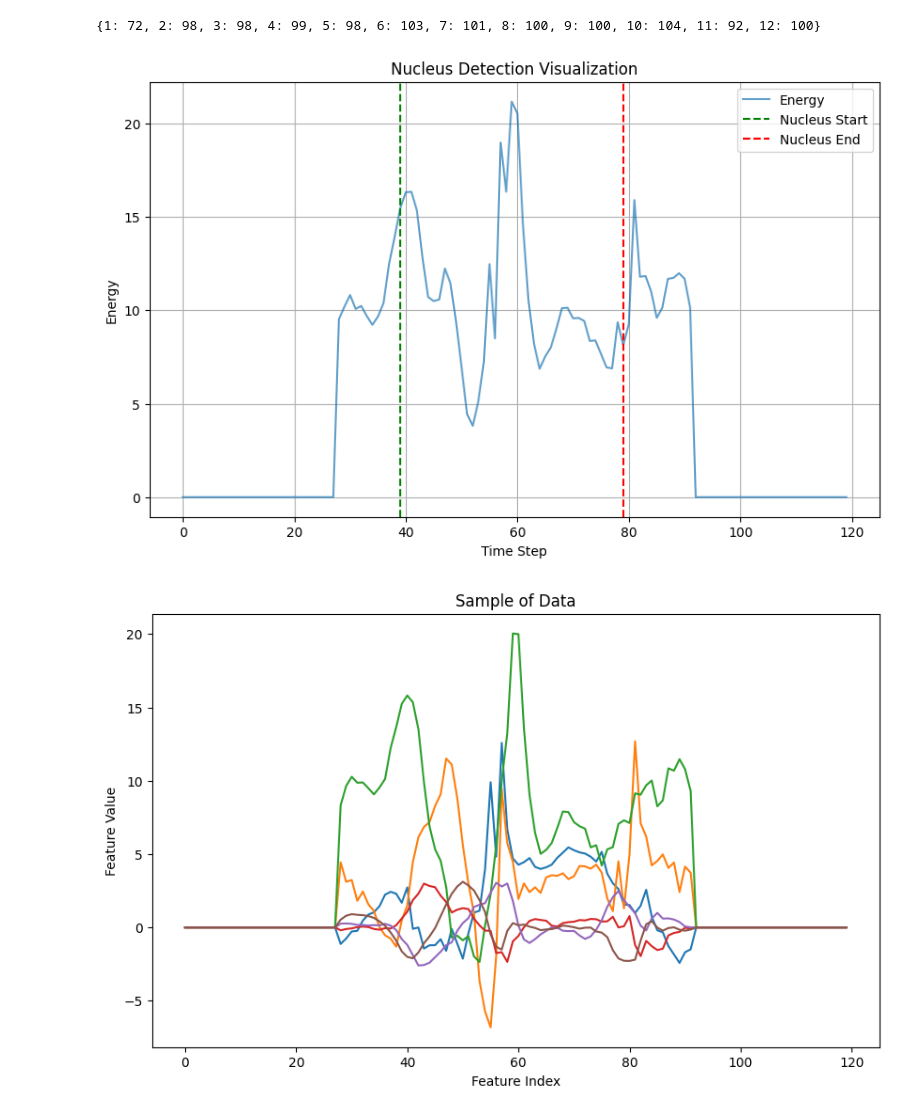
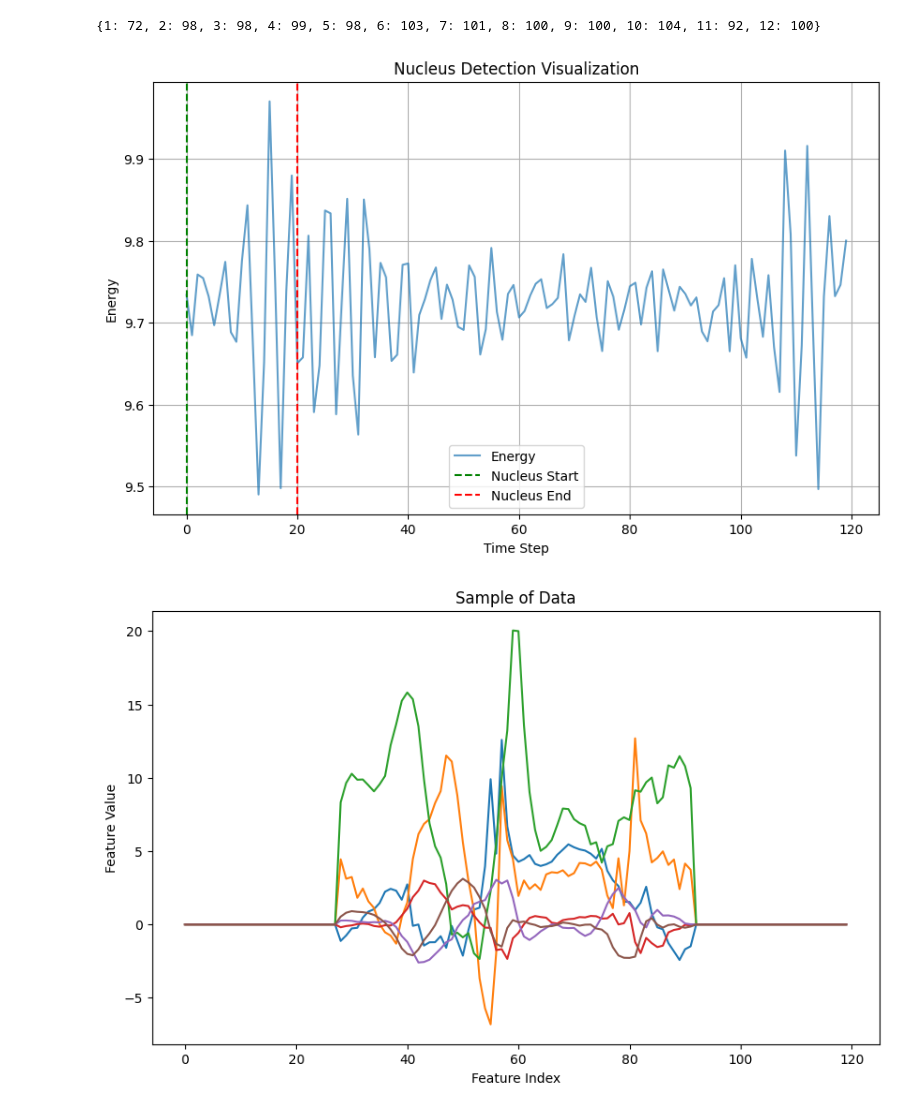
Before and after one commit to prerna-khanna/gesture-foundational-model, a Jupyter notebook: scratch_nb.ipynb, the cells around one changed output. Saved outputs shown, nothing was run; the diff lists cells and outputs as text; code cells hidden in the pictures.

Commit message:
adaptive nucleus

```diff
--- a/scratch_nb.ipynb
+++ b/scratch_nb.ipynb
@@ -238,38 +238,37 @@ def adaptive_detect_nucleus(energy, min_nucleus_width=15, max_nucleus_width=40):
     return batch_nucleus_points
 # %%
 # Load example data
-data_file = r'dataset/blind_user/data_20_120.npy'  # Replace with the actual .npy file path
+data_file = r'dataset/hhar/data_20_120.npy'  # Replace with the actual .npy file path
 data = np.load(data_file)  # Load your .npy file
 
 # Convert data to a PyTorch tensor
 data_tensor = torch.tensor(data)
 
 # Compute energy
 energy = compute_energy(data_tensor)
 
 # Detect nucleus
-nucleus_points = adaptive_detect_nucleus(energy)
+nucleus_points = detect_nucleus(energy)
 
 # Visualize data with nucleus points
 sample_size = 1  # Define the sample size
 sample_index = np.random.choice(data.shape[0], sample_size, replace=False)[0]
-sample_index = 400
 
 sequence_energy = energy[sample_index].numpy()
 nucleus_start, nucleus_end = nucleus_points[sample_index]
 
 plt.figure(figsize=(10, 6))
 plt.plot(sequence_energy, label='Energy', alpha=0.7)
 plt.axvline(x=nucleus_start, color='green', linestyle='--', label='Nucleus Start')
 plt.axvline(x=nucleus_end, color='red', linestyle='--', label='Nucleus End')
 plt.title('Nucleus Detection Visualization')
 plt.xlabel('Time Step')
 plt.ylabel('Energy')
 plt.legend()
 plt.grid(True)
 plt.show()
 # %% [output]
-[figure, old version]
+[figure, new version]
 # %%
 sample_data = data[sample_index:sample_index+120]
 
```
Also changed, not shown: 28 other files.
